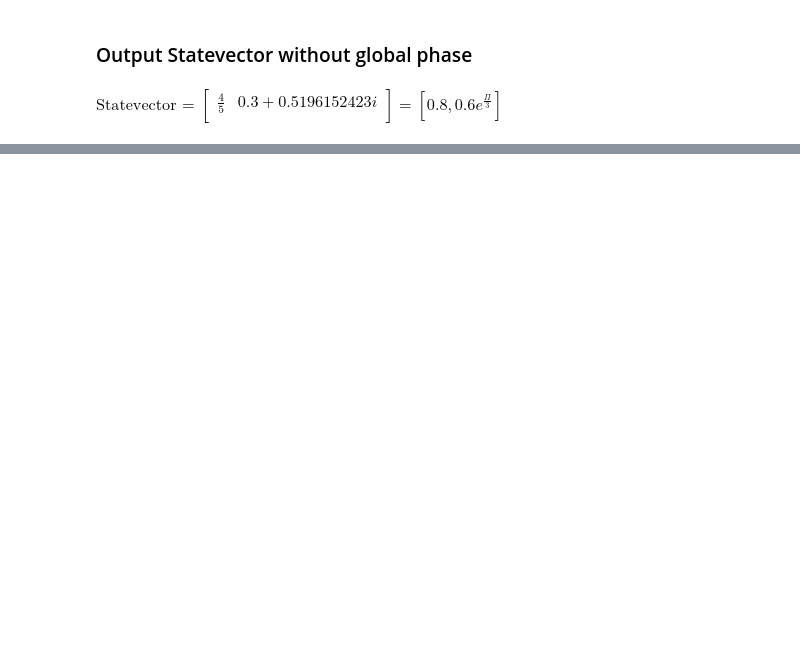
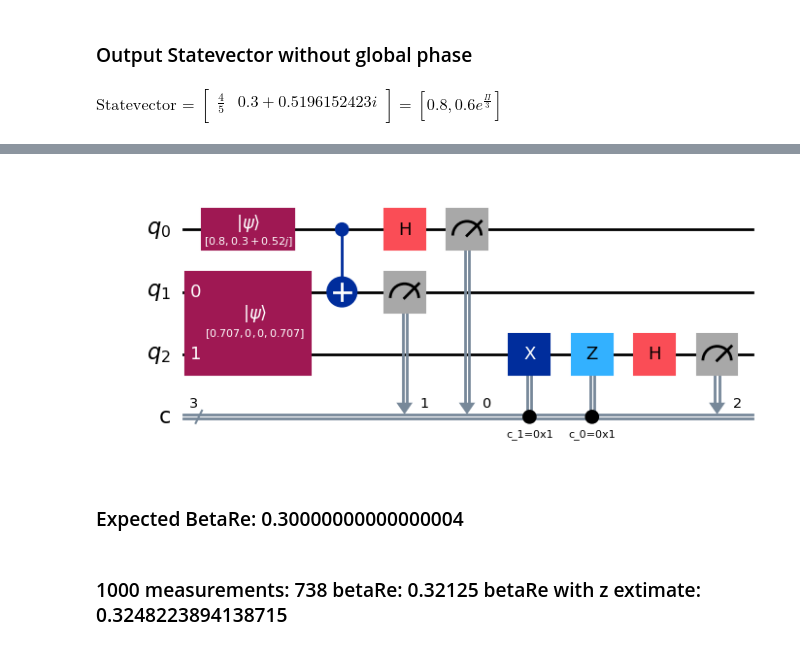
Before and after one commit to Fede802/QuantumComputing-Labs, a Jupyter notebook: lab2/Exercise2.ipynb, the cells around one changed output, grey strips where cells are left out. Cells and saved outputs as stored; diff of their text form; code cells hidden in the pictures; blank space fills up the shorter version.

```diff
--- a/lab2/Exercise2.ipynb
+++ b/lab2/Exercise2.ipynb
@@ -151,0 +187,29 @@ display(Markdown("### 1000 measurements: " +str(simulate_measure(qc_y, 1000)) +
+# %%
+qc_x = QuantumCircuit(3,3)
+
+amplitude_0 = 0.8
+amplitude_1 = 0.6
+phase = np.pi/3
+qc_x.initialize([amplitude_0, amplitude_1 * np.exp(1j * phase)], 0)
+
+state_00 = Statevector.from_label("00")
+state_11 = Statevector.from_label("11")
+bell_state = (state_00 + state_11) / np.sqrt(2)
+qc_x.initialize(bell_state, [1, 2])
+
+qc_x.cx(0,1)
+qc_x.h(0)
+qc_x.measure([0, 1], [0, 1])
+qc_x.x(2).c_if(1, 1)
+qc_x.z(2).c_if(0, 1)
+qc_x.h(2)
+qc_x.measure(2, 2)
+display(qc_x.draw(output='mpl'))
+display(Markdown("### Expected BetaRe: " +str(0.6*np.cos(np.pi/3))))
+p0 = simulate_measure(qc_x, 1000, ["000", "001", "010", "011"])/1000
+t = p0 - (1 - p0)
+display(Markdown("### 1000 measurements: " +str(simulate_measure(qc_x, 1000, ["000", "001", "010", "011"])) + " betaRe: " +str(t/1.6) + " betaRe with z extimate: " +str(t/(2*np.sqrt(simulate_measure(qc_z, 1000, ["000", "001", "010", "011"])/1000)))))
+# %% [output]
+[figure, added]
+### Expected BetaRe: 0.30000000000000004
+### 1000 measurements: 738 betaRe: 0.32125 betaRe with z extimate: 0.3248223894138715
```
Also changed, not shown: parts of 8 cells of this notebook, 2 other files.
